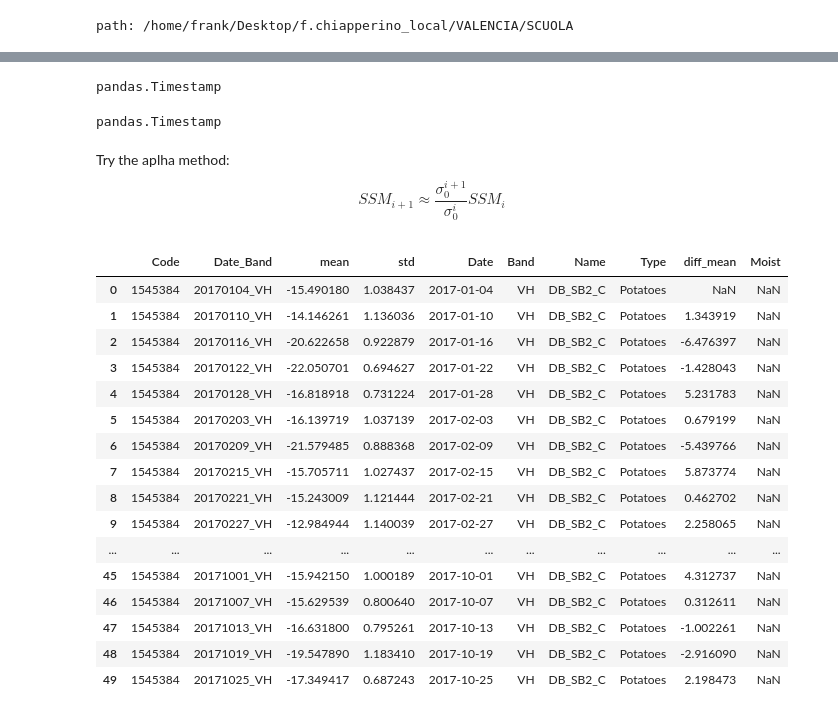
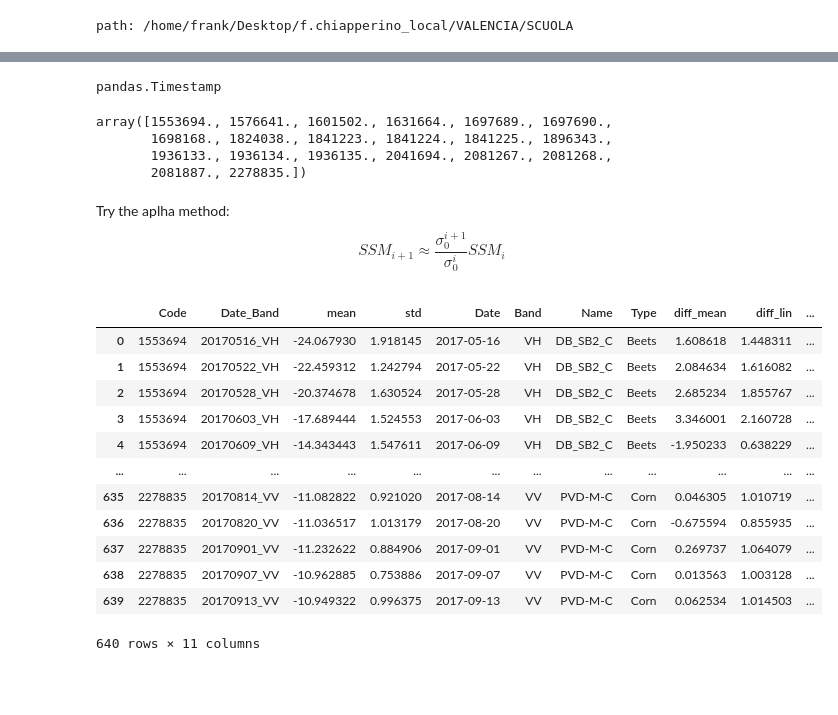
Before and after one commit to cFr4nk/Tesi_SAR_Analysis, a Jupyter notebook: Moisture.ipynb, the cells around one changed output, grey strips where cells are left out. Saved outputs shown, nothing was run; the diff lists cells and outputs as text; code cells hidden in the pictures; blank space fills up the shorter version.

Commit message:
Fixed the excel: didn't eliminate many columns and didn't merged the closed ones.

```diff
--- a/Moisture.ipynb
+++ b/Moisture.ipynb
@@ -24,8 +24,11 @@ path: /home/frank/Desktop/f.chiapperino_local/VALENCIA/SCUOLA
 sigma_TM = pd.DataFrame(pd.read_csv(input_path / 'TimeSeries_sigma.csv'))
 sigma_TM['Date'] = pd.to_datetime(sigma_TM['Date'])
 date_S1 = list(pd.unique(pd.to_datetime(sigma_TM['Date'])))
+sigma_TM.drop(sigma_TM[sigma_TM['mean'] == 0].index,inplace=True)
 
-sigma_TM = sigma_TM.sort_values(by=['Code', 'Band'])
-sigma_TM['diff_mean'] = sigma_TM.groupby(['Code', 'Band'])['mean'].diff()
-display(type(sigma_TM['Date'].iloc[0]))
+
+sigma_TM = sigma_TM.sort_values(by=['Code', 'Band', 'Date'])
+sigma_TM['diff_mean'] = -sigma_TM.groupby(['Code', 'Band'])['mean'].diff(periods=-1)
+sigma_TM['diff_lin'] = 10 ** (sigma_TM['diff_mean']/10)
+display(sigma_TM)
 # %% [output]
@@ -33,9 +48,10 @@ pandas.Timestamp
 # %%
 moisture = pd.read_excel('/home/frank/Desktop/f.chiapperino_local'
-                        '/VALENCIA/SCUOLA/App/Data/Ground_Campaign/Flevoland_data/Data_25_fields/Average_Soil_moisture.xlsx',
+                        '/VALENCIA/SCUOLA/App/Data/Ground_Campaign/Flevoland_data/Data_25_fields/Average_Soil_moisture_N.xlsx',
                         header=0)
 
 moisture.set_index('Code',inplace=True)
+moisture = moisture[moisture.index.notna()]
 moisture_date = list(pd.to_datetime(moisture.columns))
 
 df_date_moist = pd.DataFrame({'original_date': moisture_date}).sort_values('original_date')
@@ -47,11 +63,14 @@ new_date_moist = pd.merge_asof(df_date_moist, df_date_S1,
 moisture.columns = pd.to_datetime(new_date_moist['ref_date'])
 display(type(moisture.columns[0]))
 
-moisture = moisture.reset_index().melt(id_vars='Code', var_name='Date', value_name='Moist')
-display(type(moisture['Date'].iloc[0]))
+moisture = moisture.reset_index().melt(id_vars='Code', var_name='Date', value_name='Moist_situ')
+display(np.unique(moisture['Code']))
 # %% [output]
 pandas.Timestamp
-pandas.Timestamp
+array([1553694., 1576641., 1601502., 1631664., 1697689., 1697690.,
+       1698168., 1824038., 1841223., 1841224., 1841225., 1896343.,
+       1936133., 1936134., 1936135., 2041694., 2081267., 2081268.,
+       2081887., 2278835.])
 # %%
 sigma_TM['Date'] = pd.to_datetime(sigma_TM['Date'])
 moisture['Date'] = pd.to_datetime(moisture['Date'])
@@ -60,26 +79,26 @@ Try the aplha method: $$SSM_{i+1} \approx \frac{\sigma_{0}^{i+1}}{\sigma_{0}^{i}
 # %%
 sigma_TM = pd.merge(
     sigma_TM,
     moisture,
     on=['Code', 'Date'],
-    how='left'  # Mantiene tutte le righe di DF1 e aggiunge la nuova misura dove coincide
+    how='right'
 )
-display(sigma_TM.iloc[0:50])
+sigma_TM = sigma_TM[sigma_TM['Date'] >= moisture['Date'].iloc[0]]
+
+
+sigma_TM = sigma_TM.sort_values(by=['Code', 'Band', 'Date']).reset_index(drop=True)
+display(sigma_TM)
 # %% [output]
-|  | Code | Date_Band | mean | std | Date | Band | Name | Type | diff_mean | Moist |
-| 0 | 1545384 | 20170104_VH | -15.490180 | 1.038437 | 2017-01-04 | VH | DB_SB2_C | Potatoes | NaN | NaN |
-| 1 | 1545384 | 20170110_VH | -14.146261 | 1.136036 | 2017-01-10 | VH | DB_SB2_C | Potatoes | 1.343919 | NaN |
-| 2 | 1545384 | 20170116_VH | -20.622658 | 0.922879 | 2017-01-16 | VH | DB_SB2_C | Potatoes | -6.476397 | NaN |
-| 3 | 1545384 | 20170122_VH | -22.050701 | 0.694627 | 2017-01-22 | VH | DB_SB2_C | Potatoes | -1.428043 | NaN |
-| 4 | 1545384 | 20170128_VH | -16.818918 | 0.731224 | 2017-01-28 | VH | DB_SB2_C | Potatoes | 5.231783 | NaN |
-| 5 | 1545384 | 20170203_VH | -16.139719 | 1.037139 | 2017-02-03 | VH | DB_SB2_C | Potatoes | 0.679199 | NaN |
-| 6 | 1545384 | 20170209_VH | -21.579485 | 0.888368 | 2017-02-09 | VH | DB_SB2_C | Potatoes | -5.439766 | NaN |
-| 7 | 1545384 | 20170215_VH | -15.705711 | 1.027437 | 2017-02-15 | VH | DB_SB2_C | Potatoes | 5.873774 | NaN |
-| 8 | 1545384 | 20170221_VH | -15.243009 | 1.121444 | 2017-02-21 | VH | DB_SB2_C | Potatoes | 0.462702 | NaN |
-| 9 | 1545384 | 20170227_VH | -12.984944 | 1.140039 | 2017-02-27 | VH | DB_SB2_C | Potatoes | 2.258065 | NaN |
-| ... | ... | ... | ... | ... | ... | ... | ... | ... | ... | ... |
-| 45 | 1545384 | 20171001_VH | -15.942150 | 1.000189 | 2017-10-01 | VH | DB_SB2_C | Potatoes | 4.312737 | NaN |
-| 46 | 1545384 | 20171007_VH | -15.629539 | 0.800640 | 2017-10-07 | VH | DB_SB2_C | Potatoes | 0.312611 | NaN |
-| 47 | 1545384 | 20171013_VH | -16.631800 | 0.795261 | 2017-10-13 | VH | DB_SB2_C | Potatoes | -1.002261 | NaN |
-| 48 | 1545384 | 20171019_VH | -19.547890 | 1.183410 | 2017-10-19 | VH | DB_SB2_C | Potatoes | -2.916090 | NaN |
-| 49 | 1545384 | 20171025_VH | -17.349417 | 0.687243 | 2017-10-25 | VH | DB_SB2_C | Potatoes | 2.198473 | NaN |
+|  | Code | Date_Band | mean | std | Date | Band | Name | Type | diff_mean | diff_lin | ... |
+| 0 | 1553694 | 20170516_VH | -24.067930 | 1.918145 | 2017-05-16 | VH | DB_SB2_C | Beets | 1.608618 | 1.448311 | ... |
+| 1 | 1553694 | 20170522_VH | -22.459312 | 1.242794 | 2017-05-22 | VH | DB_SB2_C | Beets | 2.084634 | 1.616082 | ... |
+| 2 | 1553694 | 20170528_VH | -20.374678 | 1.630524 | 2017-05-28 | VH | DB_SB2_C | Beets | 2.685234 | 1.855767 | ... |
+| 3 | 1553694 | 20170603_VH | -17.689444 | 1.524553 | 2017-06-03 | VH | DB_SB2_C | Beets | 3.346001 | 2.160728 | ... |
+| 4 | 1553694 | 20170609_VH | -14.343443 | 1.547611 | 2017-06-09 | VH | DB_SB2_C | Beets | -1.950233 | 0.638229 | ... |
+| ... | ... | ... | ... | ... | ... | ... | ... | ... | ... | ... | ... |
+| 635 | 2278835 | 20170814_VV | -11.082822 | 0.921020 | 2017-08-14 | VV | PVD-M-C | Corn | 0.046305 | 1.010719 | ... |
+| 636 | 2278835 | 20170820_VV | -11.036517 | 1.013179 | 2017-08-20 | VV | PVD-M-C | Corn | -0.675594 | 0.855935 | ... |
+| 637 | 2278835 | 20170901_VV | -11.232622 | 0.884906 | 2017-09-01 | VV | PVD-M-C | Corn | 0.269737 | 1.064079 | ... |
+| 638 | 2278835 | 20170907_VV | -10.962885 | 0.753886 | 2017-09-07 | VV | PVD-M-C | Corn | 0.013563 | 1.003128 | ... |
+| 639 | 2278835 | 20170913_VV | -10.949322 | 0.996375 | 2017-09-13 | VV | PVD-M-C | Corn | 0.062534 | 1.014503 | ... |
+640 rows × 11 columns
```
Also changed, not shown: parts of 7 cells of this notebook, 1 other file.
